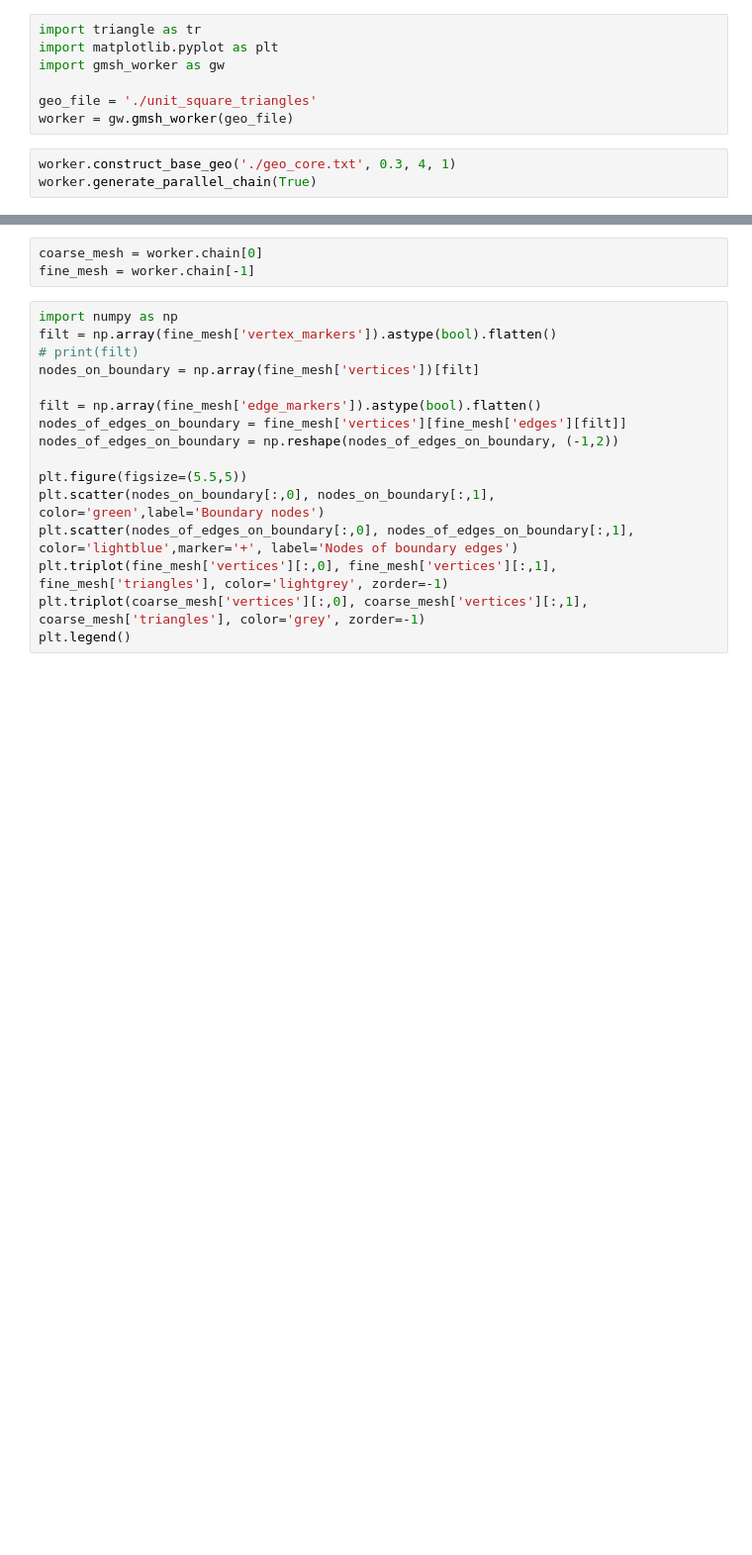
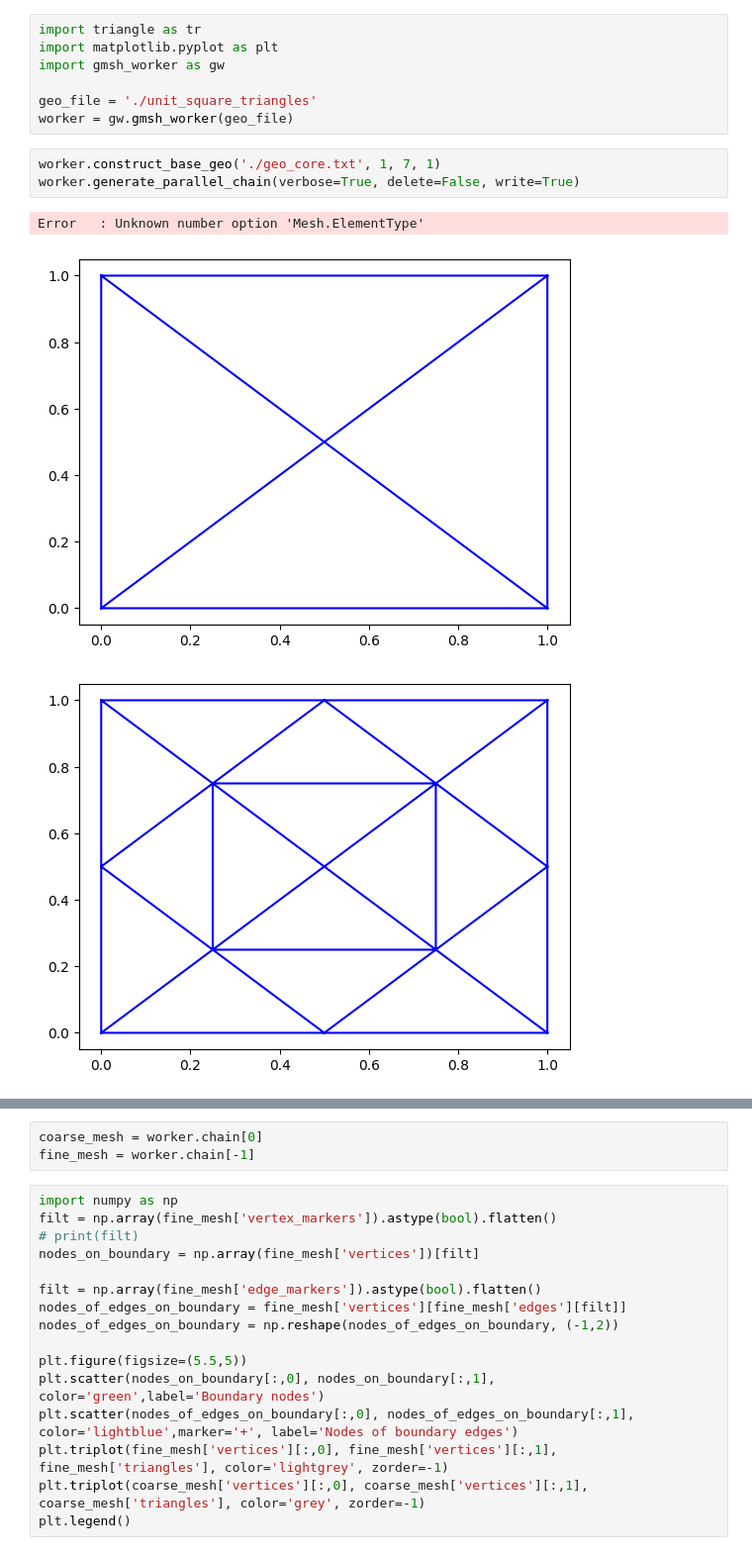
Before and after one commit to jar-evans/IVPINN, a Jupyter notebook: gmsh_worker_examples/abstr_ex.ipynb, the cells around one changed output, grey strips where cells are left out. Shown at 99% size. Saved outputs shown, nothing was run; the diff lists cells and outputs as text; blank space fills up the shorter version.

```diff
--- a/gmsh_worker_examples/abstr_ex.ipynb
+++ b/gmsh_worker_examples/abstr_ex.ipynb
@@ -6,5 +6,9 @@ import gmsh_worker as gw
 geo_file = './unit_square_triangles'
 worker = gw.gmsh_worker(geo_file)
 # %%
-worker.construct_base_geo('./geo_core.txt', 0.3, 4, 1)
-worker.generate_parallel_chain(True)
+worker.construct_base_geo('./geo_core.txt', 1, 7, 1)
+worker.generate_parallel_chain(verbose=True, delete=False, write=True)
+# %% [output]
+Error   : Unknown number option 'Mesh.ElementType'
+[figure, added]
+[figure, added]
```
Also changed, not shown: parts of 1 cell of this notebook.
